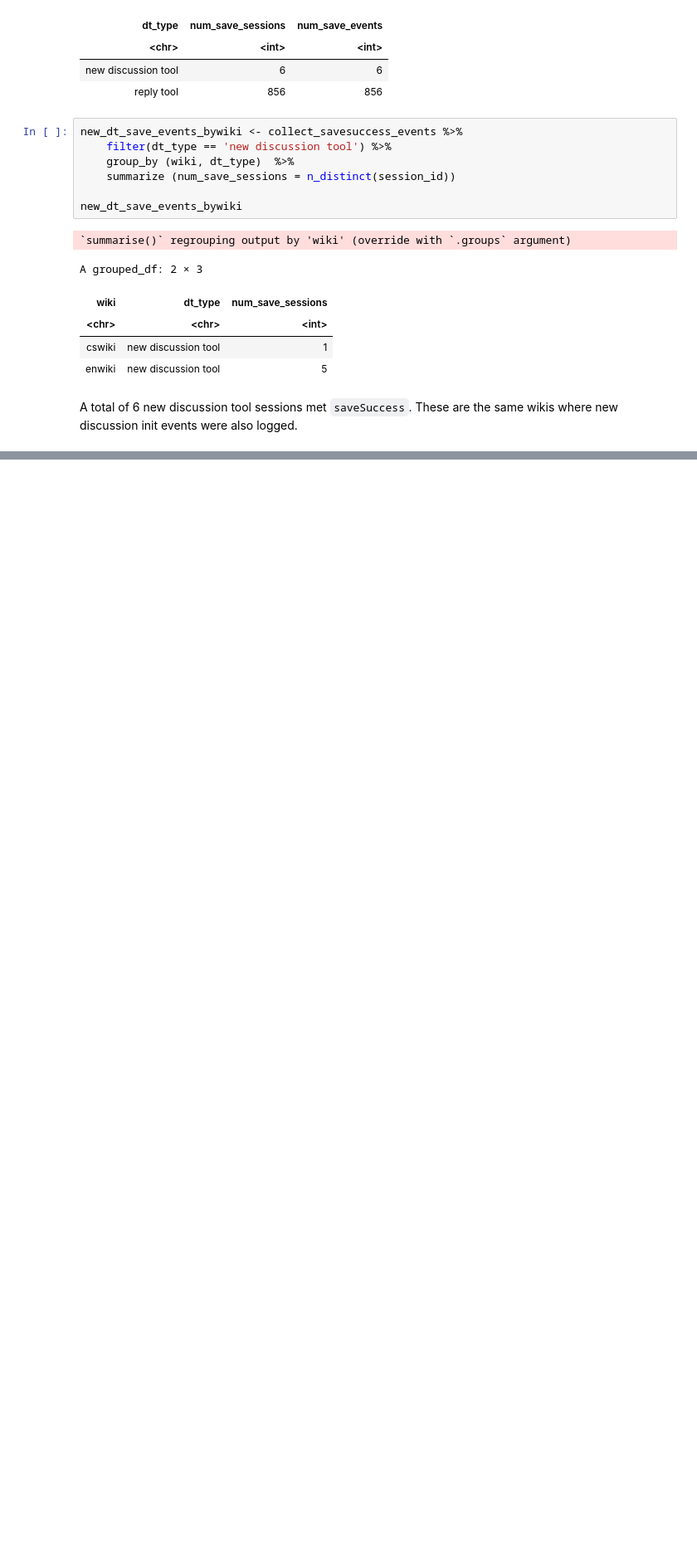
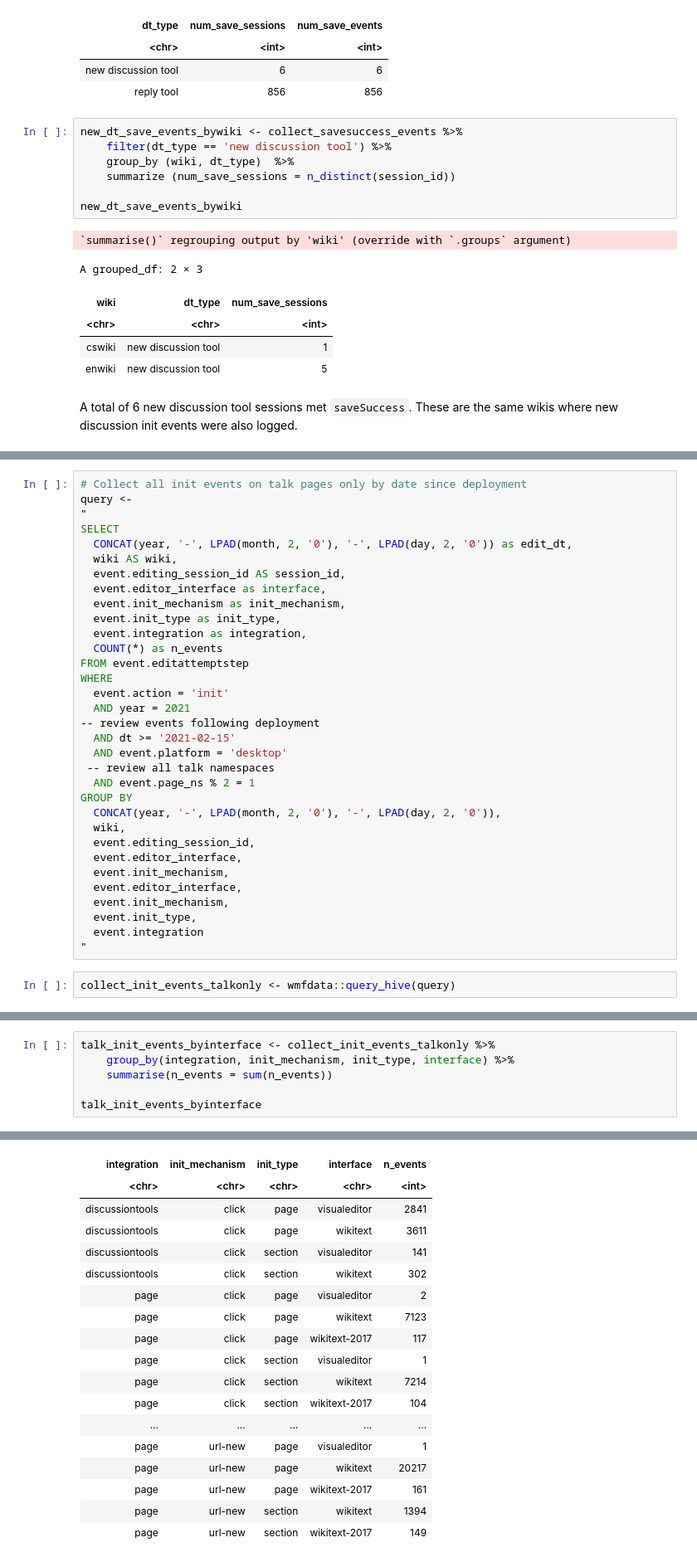
Before and after one commit to wikimedia-research/New-discussion-tool-analysis-2020, a Jupyter notebook: QA/new_discussion_tool_event_qa.ipynb, the cells around one changed output, grey strips where cells are left out. Shown: that part at 83% size. Saved outputs shown, nothing was run; the diff lists cells and outputs as text; blank space fills up the shorter version.

Commit message:
QA new section instrumentation

```diff
--- a/QA/new_discussion_tool_event_qa.ipynb
+++ b/QA/new_discussion_tool_event_qa.ipynb
@@ -222,0 +361,35 @@ A total of 6 new discussion tool sessions met `saveSuccess`. These are the same
+# %%
+# Collect all init events on talk pages only by date since deployment
+query <-
+"
+SELECT
+  CONCAT(year, '-', LPAD(month, 2, '0'), '-', LPAD(day, 2, '0')) as edit_dt,
+  wiki AS wiki,
+  event.editing_session_id AS session_id,
+  event.editor_interface as interface,
+  event.init_mechanism as init_mechanism,
+  event.init_type as init_type,
+  event.integration as integration,
+  COUNT(*) as n_events
+FROM event.editattemptstep
+WHERE
+  event.action = 'init'
+  AND year = 2021
+-- review events following deployment
+  AND dt >= '2021-02-15'
+  AND event.platform = 'desktop'
+ -- review all talk namespaces
+  AND event.page_ns % 2 = 1
+GROUP BY
+  CONCAT(year, '-', LPAD(month, 2, '0'), '-', LPAD(day, 2, '0')),
+  wiki,
+  event.editing_session_id,
+  event.editor_interface,
+  event.init_mechanism,
+  event.editor_interface,
+  event.init_mechanism,
+  event.init_type,
+  event.integration
+"
+# %%
+collect_init_events_talkonly <- wmfdata::query_hive(query)
@@ -222,0 +439,7 @@ A total of 6 new discussion tool sessions met `saveSuccess`. These are the same
+# %%
+talk_init_events_byinterface <- collect_init_events_talkonly %>%
+    group_by(integration, init_mechanism, init_type, interface) %>%
+    summarise(n_events = sum(n_events))
+
+talk_init_events_byinterface
+# %% [output]
@@ -222,0 +448,18 @@ A total of 6 new discussion tool sessions met `saveSuccess`. These are the same
+| integration | init_mechanism | init_type | interface | n_events |
+| <chr> | <chr> | <chr> | <chr> | <int> |
+| discussiontools | click | page | visualeditor | 2841 |
+| discussiontools | click | page | wikitext | 3611 |
+| discussiontools | click | section | visualeditor | 141 |
+| discussiontools | click | section | wikitext | 302 |
+| page | click | page | visualeditor | 2 |
+| page | click | page | wikitext | 7123 |
+| page | click | page | wikitext-2017 | 117 |
+| page | click | section | visualeditor | 1 |
+| page | click | section | wikitext | 7214 |
+| page | click | section | wikitext-2017 | 104 |
+| ... | ... | ... | ... | ... |
+| page | url-new | page | visualeditor | 1 |
+| page | url-new | page | wikitext | 20217 |
+| page | url-new | page | wikitext-2017 | 161 |
+| page | url-new | section | wikitext | 1394 |
+| page | url-new | section | wikitext-2017 | 149 |
```
Also changed, not shown: parts of 28 cells of this notebook.
